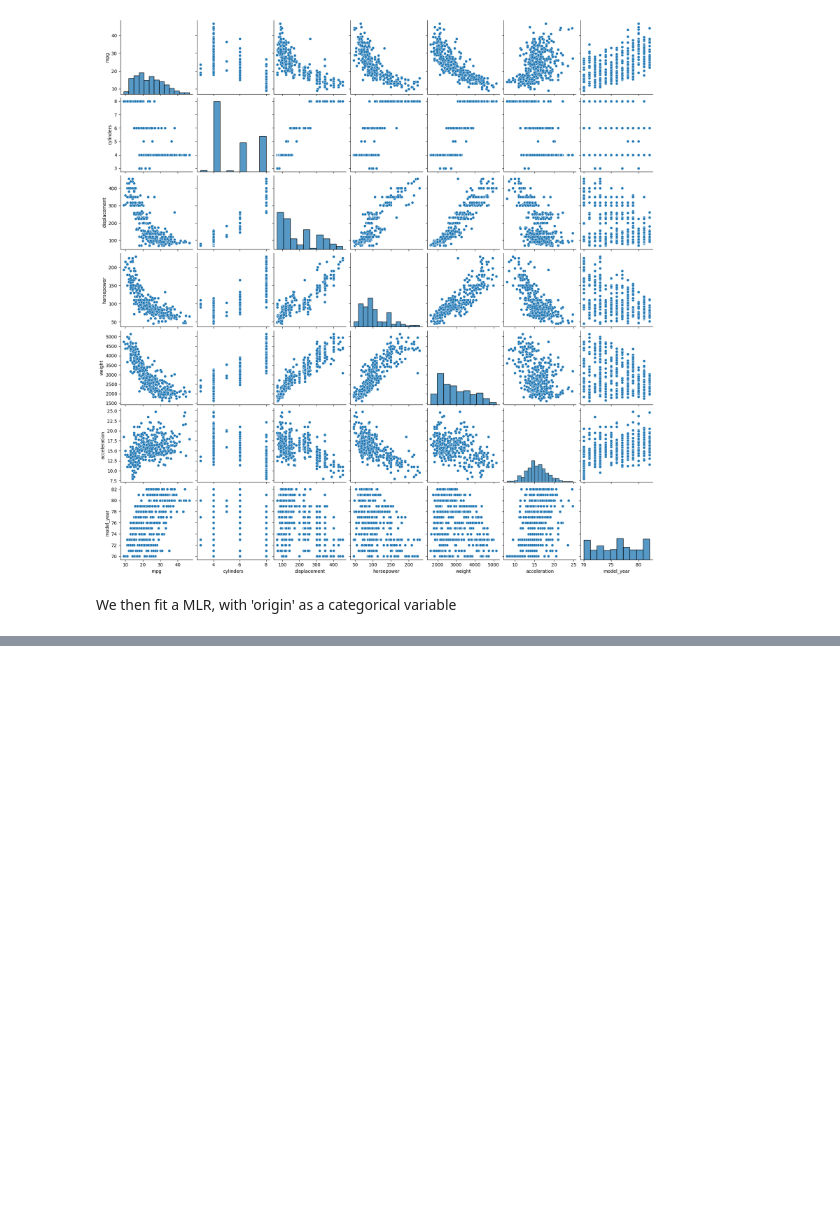
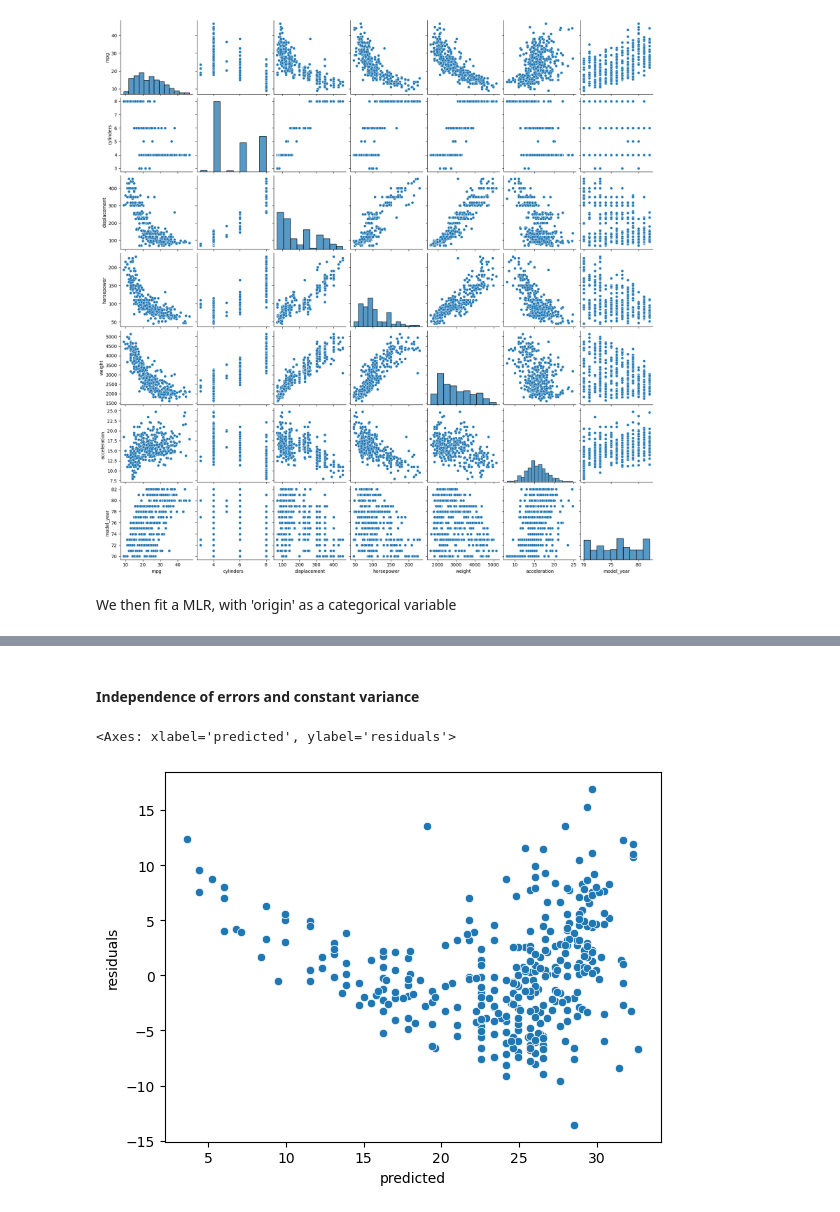
Before and after one commit to Wilber/hpcbootcamp_regression, a Jupyter notebook: regression_multiple.ipynb, the cells around one changed output, grey strips where cells are left out. Saved outputs shown, nothing was run; the diff lists cells and outputs as text; code cells hidden in the pictures; blank space fills up the shorter version.

```diff
--- a/regression_multiple.ipynb
+++ b/regression_multiple.ipynb
@@ -152,0 +165,14 @@ This implies:
+# %% [markdown]
+#### Independence of errors and constant variance
+# %%
+#Fit a SLR model to untransformed data
+fit_mpg = smf.ols('mpg ~ horsepower', data=mpg).fit()
+
+#Obtain predcicted (fits) values; and residuals (errors)
+mpg['predicted'] = fit_mpg.predict(mpg['horsepower'])
+mpg['residuals'] = fit_mpg.resid
+
+sns.scatterplot(data=mpg, x="predicted", y="residuals")
+# %% [output]
+<Axes: xlabel='predicted', ylabel='residuals'>
+[figure, added]
```
Also changed, not shown: parts of 12 cells of this notebook.
